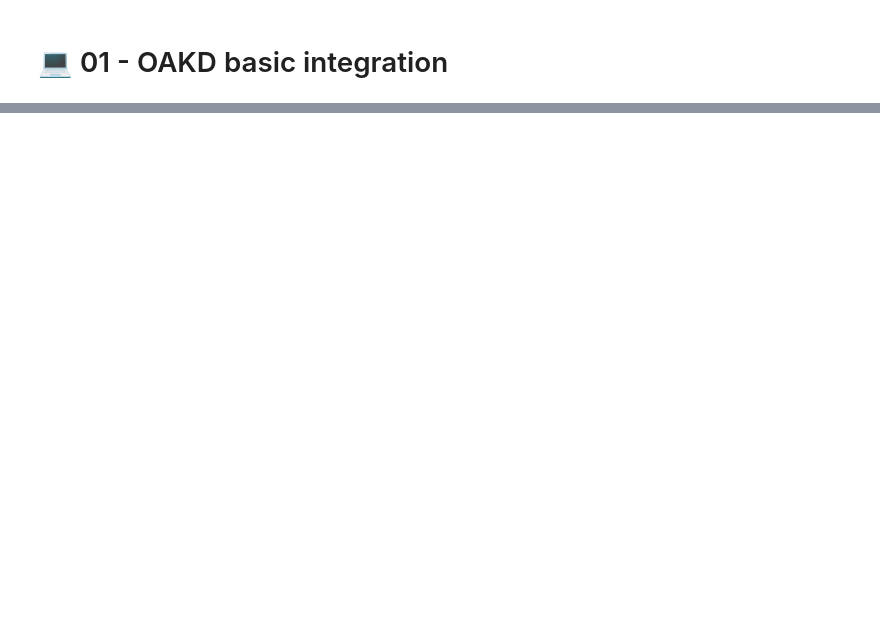
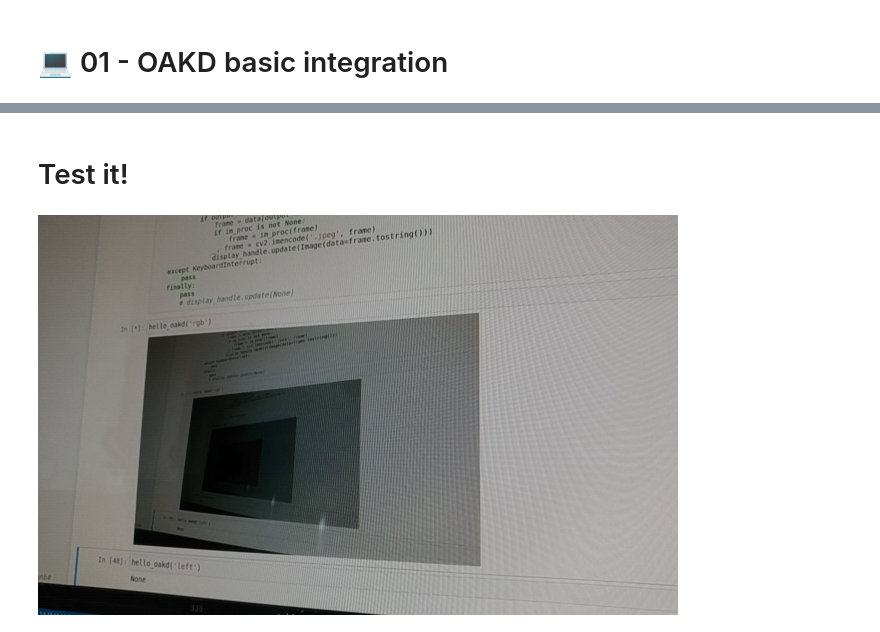
Before and after one commit to viciopoli01/oakd-tutorials, a Jupyter notebook: oakd/solution/01-basic-integration/basics.ipynb, the cells around one changed output, grey strips where cells are left out. Cells and saved outputs as stored; diff of their text form; code cells hidden in the pictures; blank space fills up the shorter version.

Commit message:
Add basic tutorial and ROS node

```diff
--- a/oakd/solution/01-basic-integration/basics.ipynb
+++ b/oakd/solution/01-basic-integration/basics.ipynb
@@ -915,0 +132,12 @@ RuntimeError: You cannot instantiate two objects of type DTROS
+# %%
+def read_data(requested_data: List[str],
+              output_queues: Dict[str, dai.DataOutputQueue]) -> Dict[str, Any]:
+    data = {name: None for name in requested_data}
+    for name in requested_data:
+        if name not in output_queues.keys():
+            continue
+        if name in ('left', 'right', 'rgb'):
+            data[name] = output_queues[name].get().getCvFrame()
+        elif name == 'disparity':
+            data[name] = output_queues[name].get().getFrame()
+    return data
@@ -915,0 +148,34 @@ RuntimeError: You cannot instantiate two objects of type DTROS
+# %%
+from IPython.display import display, Image
+
+ImageProcFunc = Callable[[np.ndarray], np.ndarray]
+
+def hello_oakd(output_name: str,
+               im_proc: Optional[ImageProcFunc]=None) -> None:
+    display_handle = display(None, display_id=True)
+    pipeline = create_pipeline()
+    nodes = create_nodes(pipeline)
+    outputs = create_output_links(pipeline)
+    link_nodes_and_outputs(nodes, outputs)
+    device = create_device(pipeline)
+    output_queues = create_output_queues(device, outputs)
+    try:
+        while True:
+            data = read_data([output_name], output_queues)
+            if output_name in data.keys():
+                frame = data[output_name]
+                if im_proc is not None:
+                    frame = im_proc(frame)
+                _, frame = cv2.imencode('.jpeg', frame)
+                display_handle.update(Image(data=frame.tostring()))
+    except KeyboardInterrupt:
+        pass
+    finally:
+        pass
+        # display_handle.update(None)
+# %% [markdown]
+# Test it!
+# %%
+hello_oakd('rgb')
+# %% [output]
+[figure, added]
```
Also changed, not shown: parts of 35 cells of this notebook, 1 other file.
